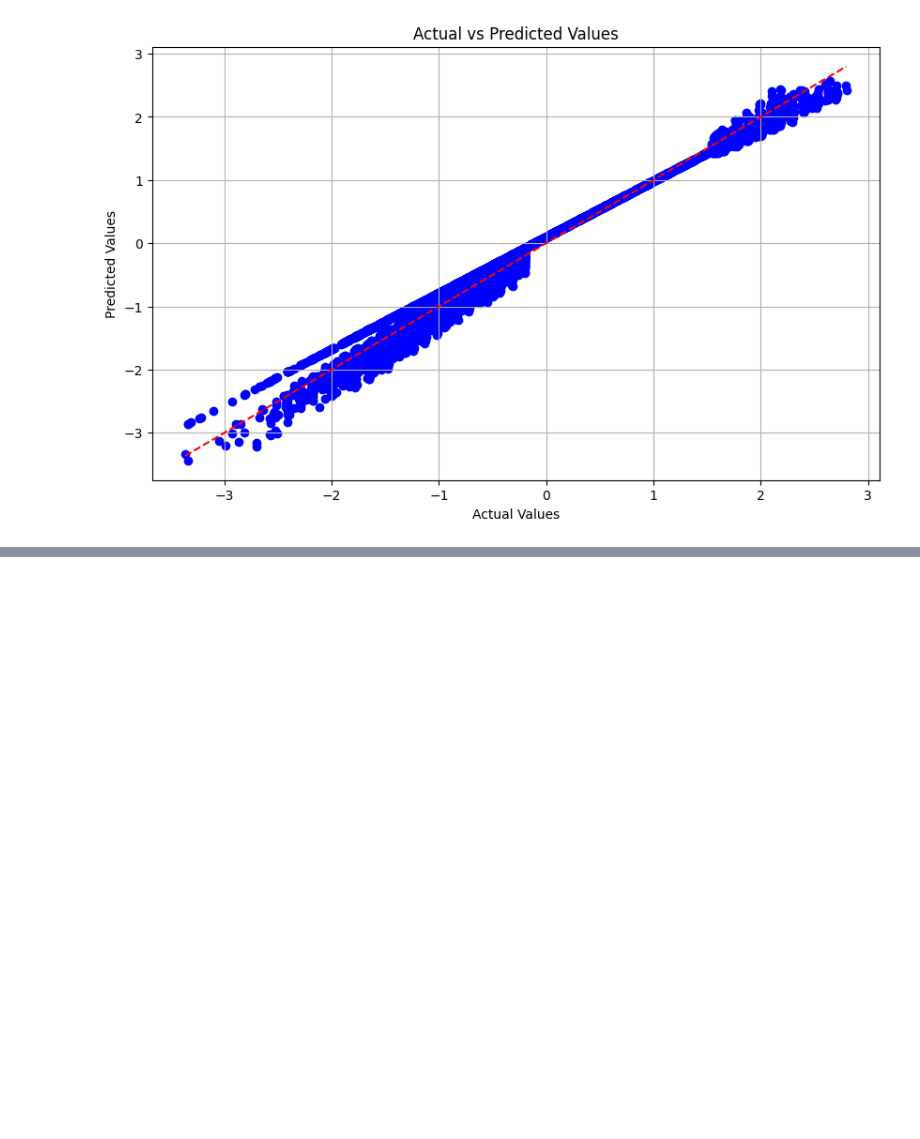
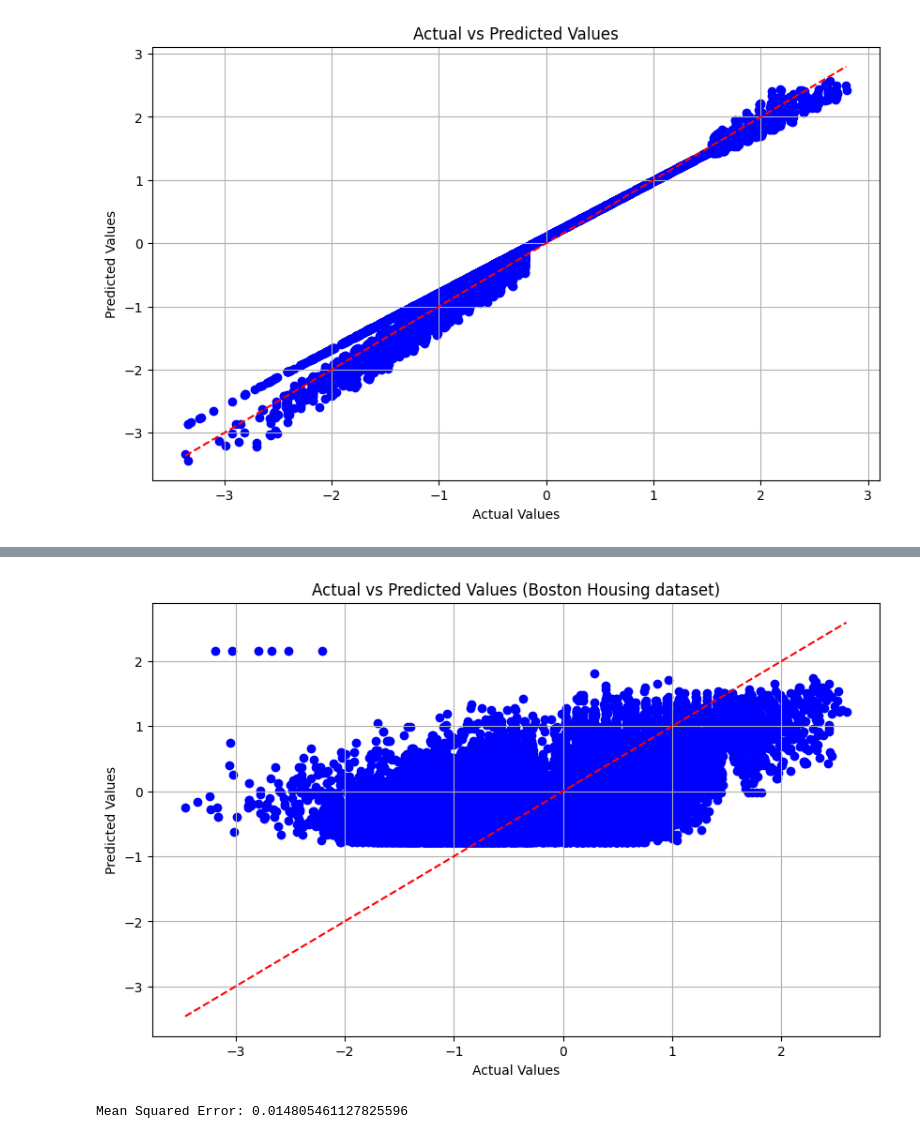
Before and after one commit to nazaninbondarian/MachineLearning2024, a Jupyter notebook: Chapter 1/Question 3/Q3.ipynb, the cells around one changed output, grey strips where cells are left out. Drawn from its saved outputs; the diff is of its cells as text; code cells hidden in the pictures; blank space fills up the shorter version.

```diff
--- a/Chapter 1/Question 3/Q3.ipynb
+++ b/Chapter 1/Question 3/Q3.ipynb
@@ -350,0 +407,6 @@ plt.show()
+# %%
+# Initialize and fit the RLS model
+rls2b = RecursiveLeastSquares(n_features=1)
+errors2b=rls2b.fit(X_train2.values, y_train2.values)
+# Make predictions
+y_pred2b = rls2b.predict(X_test2.values)
@@ -350,0 +419,12 @@ plt.show()
+# %%
+# Plot actual vs predicted values
+plt.figure(figsize=(10, 6))
+plt.scatter(y_test2, y_pred2b, color='blue')
+plt.plot([y_test2.min(), y_test2.max()], [y_test2.min(), y_test2.max()], color='red', linestyle='--')
+plt.xlabel('Actual Values')
+plt.ylabel('Predicted Values')
+plt.title('Actual vs Predicted Values (Boston Housing dataset)')
+plt.grid(True)
+plt.show()
+# %% [output]
+[figure, added]
@@ -350,0 +437,6 @@ plt.show()
+# %%
+# Calculate Mean Squared Error
+mse3b = np.mean(np.array(errors3b)**2)
+print("Mean Squared Error:", mse3b)
+# %% [output]
+Mean Squared Error: 0.014805461127825596
```
Also changed, not shown: parts of 44 cells of this notebook.
